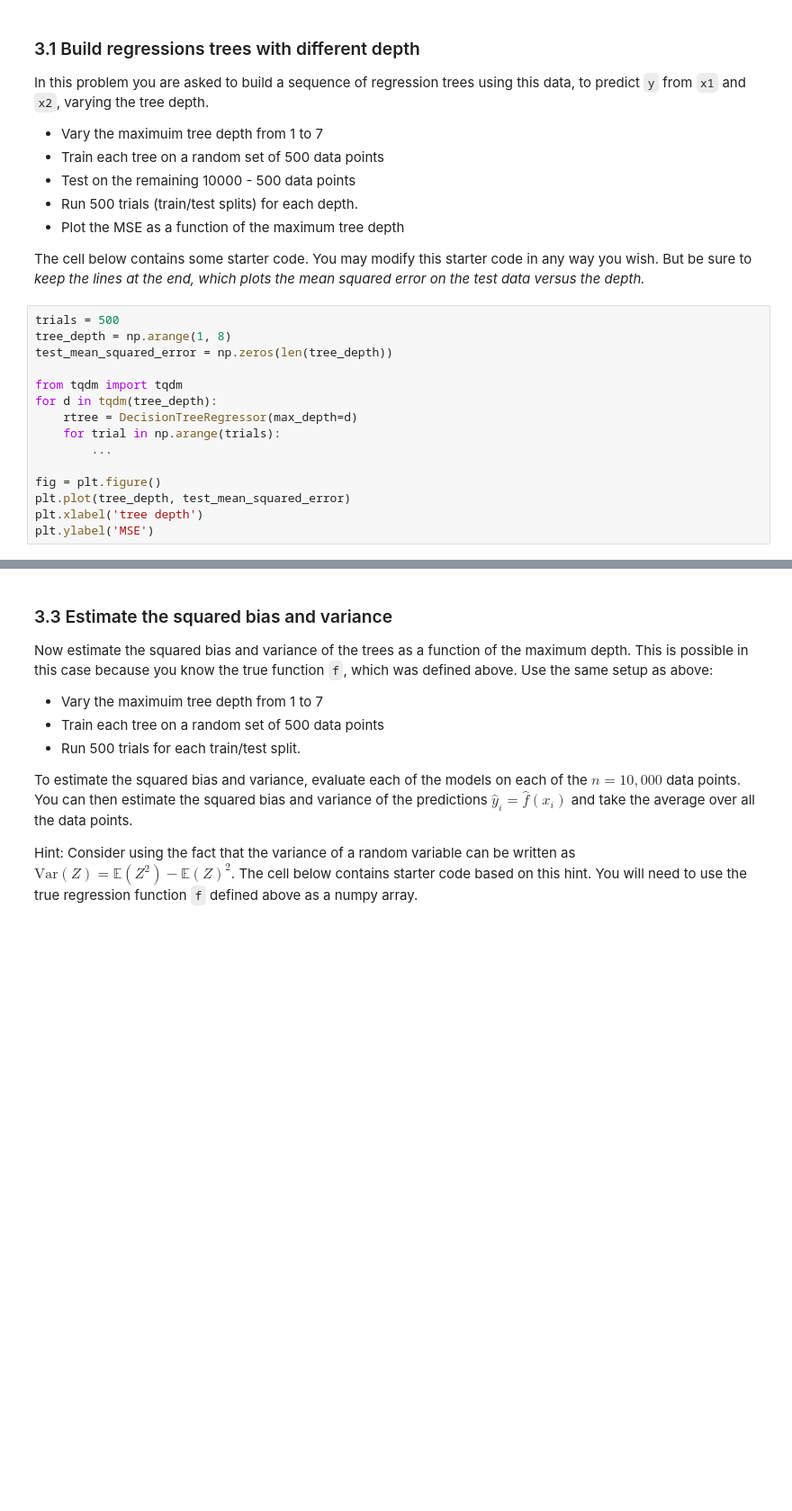
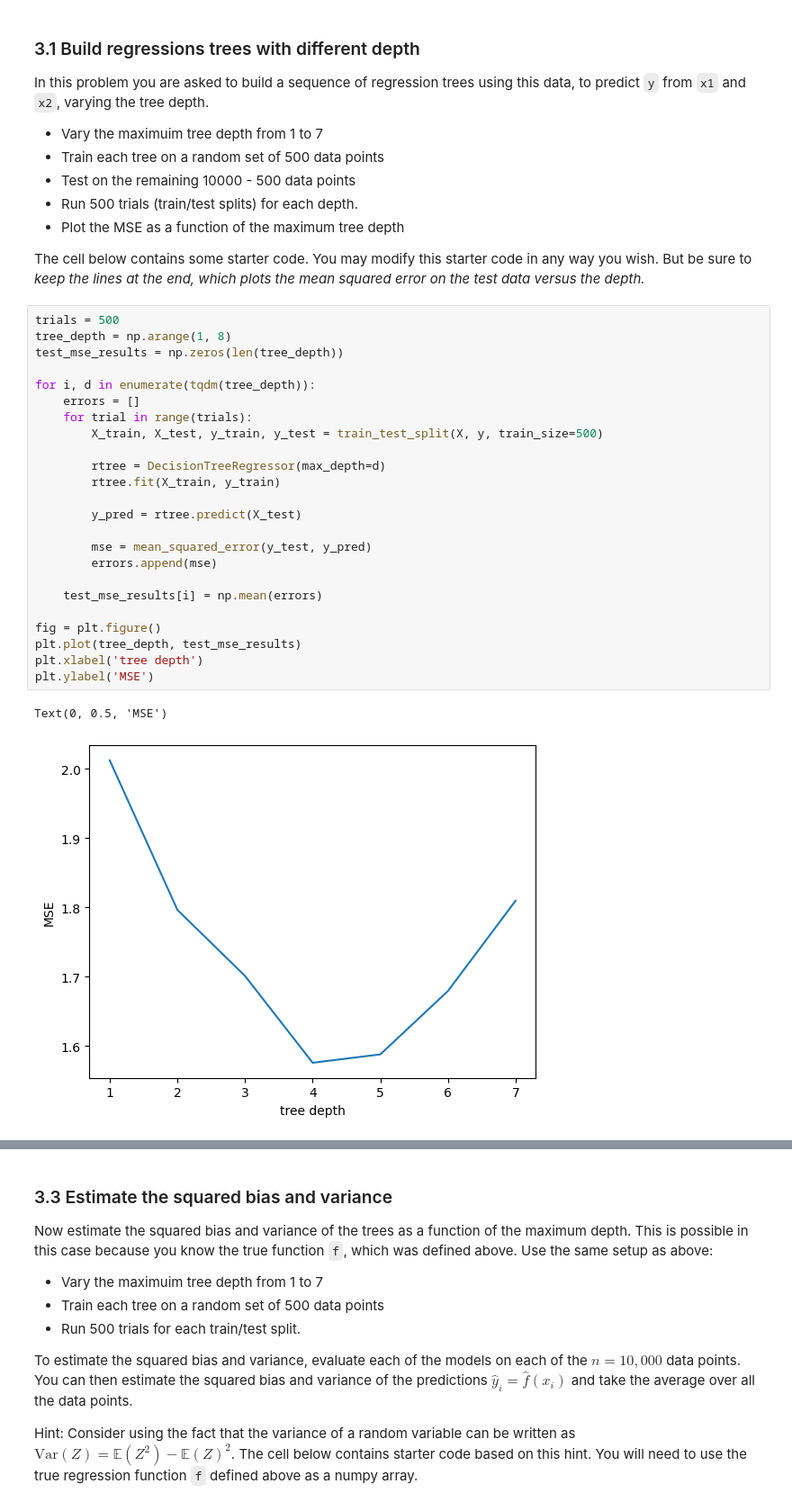
Before and after one commit to emath12/S-DS363, a Jupyter notebook: assignments/assn2/assn2.ipynb, the cells around one changed output, grey strips where cells are left out. Shown at 90% size. Cells and saved outputs as stored; diff of their text form; blank space fills up the shorter version.

```diff
--- a/assignments/assn2/assn2.ipynb
+++ b/assignments/assn2/assn2.ipynb
@@ -541,18 +558,30 @@ The cell below contains some starter code. You may modify this starter code in a
 # %%
 trials = 500
 tree_depth = np.arange(1, 8)
-test_mean_squared_error = np.zeros(len(tree_depth))
+test_mse_results = np.zeros(len(tree_depth))
 
-from tqdm import tqdm
-for d in tqdm(tree_depth):
-    rtree = DecisionTreeRegressor(max_depth=d)
-    for trial in np.arange(trials):
-        ...
+for i, d in enumerate(tqdm(tree_depth)):
+    errors = []
+    for trial in range(trials):
+        X_train, X_test, y_train, y_test = train_test_split(X, y, train_size=500)
+
+        rtree = DecisionTreeRegressor(max_depth=d)
+        rtree.fit(X_train, y_train)
+
+        y_pred = rtree.predict(X_test)
+
+        mse = mean_squared_error(y_test, y_pred)
+        errors.append(mse)
+
+    test_mse_results[i] = np.mean(errors)
 
 fig = plt.figure()
-plt.plot(tree_depth, test_mean_squared_error)
+plt.plot(tree_depth, test_mse_results)
 plt.xlabel('tree depth')
 plt.ylabel('MSE')
+# %% [output]
+Text(0, 0.5, 'MSE')
+[figure, added]
 # %% [markdown]
 ### 3.2 What is the best size of tree?
 
```
Also changed, not shown: parts of 11 cells of this notebook.
